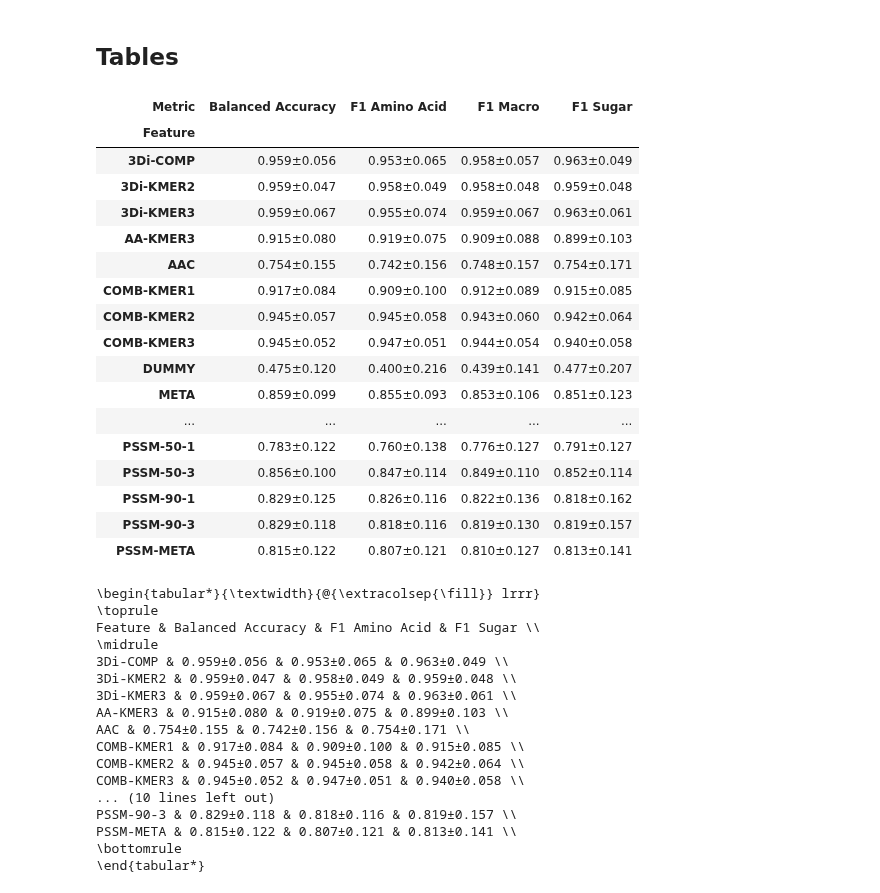
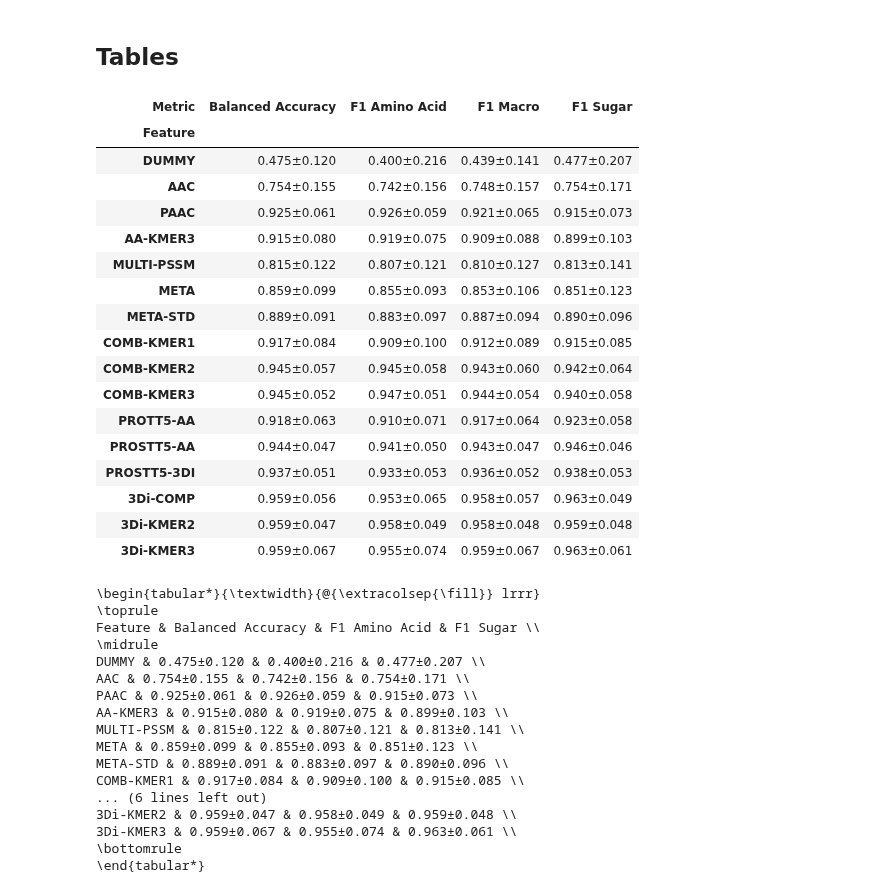
Before and after one commit to adenger/subpred_dl, a Jupyter notebook: notebooks/dnn_athaliana_sugaramino_full.ipynb, the cells around one changed output. Cells and saved outputs as stored; diff of their text form; code cells hidden in the pictures.

Commit message:
table for paper

```diff
--- a/notebooks/dnn_athaliana_sugaramino_full.ipynb
+++ b/notebooks/dnn_athaliana_sugaramino_full.ipynb
@@ -314,59 +321,61 @@ plot_results_long(
 ## Tables
 # %%
 df_table = df_results_all.copy()
-df_table.Feature = df_table.Feature.str.replace("_", "-")
-# df_table = df_table[~df_table.Feature.str.match(r'^PSSM-\d+')]
+df_table.Feature = df_table.Feature.str.replace("_", "-").replace("PSSM-META","MULTI-PSSM")
+df_table = df_table[~df_table.Feature.str.match(r'^PSSM-\d+')]
 feature_order = [
     "DUMMY",
     "AAC",
     "PAAC",
     "AA-KMER3",
-    "PSSM-META",
+    # "PSSM-META",
+    "MULTI-PSSM",
     "META",
     "META-STD",
+    "COMB-KMER1",
+    "COMB-KMER2",
+    "COMB-KMER3",
     "PROTT5-AA",
     "PROSTT5-AA",
     "PROSTT5-3DI",
-    "PSSM-50-1",
-    "PSSM-50-3",
-    "PSSM-90-1",
-    "PSSM-90-3",
+    # "PSSM-50-1",
+    # "PSSM-50-3",
+    # "PSSM-90-1",
+    # "PSSM-90-3",
     "3Di-COMP",
     "3Di-KMER2",
     "3Di-KMER3",
-    "COMB-KMER1",
-    "COMB-KMER2",
-    "COMB-KMER3",
 ]
 
 df_table_mean = df_table.groupby(["Feature", "Metric"]).mean().reset_index().pivot(
     index="Feature", columns="Metric", values="Value"
 )
 df_table_std = df_table.groupby(["Feature", "Metric"]).std().reset_index().pivot(
     index="Feature", columns="Metric", values="Value"
 )
 
 df_table_paper = df_table_mean.map(lambda x: f"{x:.3f}").astype(str) + "±" + df_table_std.map(lambda x: f"{x:.3f}").astype(str)
+df_table_paper = df_table_paper.loc[feature_order]
 df_table_paper
 # %% [output]
 | Metric | Balanced Accuracy | F1 Amino Acid | F1 Macro | F1 Sugar |
 | Feature |  |  |  |  |
+| DUMMY | 0.475±0.120 | 0.400±0.216 | 0.439±0.141 | 0.477±0.207 |
+| AAC | 0.754±0.155 | 0.742±0.156 | 0.748±0.157 | 0.754±0.171 |
+| PAAC | 0.925±0.061 | 0.926±0.059 | 0.921±0.065 | 0.915±0.073 |
+| AA-KMER3 | 0.915±0.080 | 0.919±0.075 | 0.909±0.088 | 0.899±0.103 |
+| MULTI-PSSM | 0.815±0.122 | 0.807±0.121 | 0.810±0.127 | 0.813±0.141 |
+| META | 0.859±0.099 | 0.855±0.093 | 0.853±0.106 | 0.851±0.123 |
+| META-STD | 0.889±0.091 | 0.883±0.097 | 0.887±0.094 | 0.890±0.096 |
+| COMB-KMER1 | 0.917±0.084 | 0.909±0.100 | 0.912±0.089 | 0.915±0.085 |
+| COMB-KMER2 | 0.945±0.057 | 0.945±0.058 | 0.943±0.060 | 0.942±0.064 |
+| COMB-KMER3 | 0.945±0.052 | 0.947±0.051 | 0.944±0.054 | 0.940±0.058 |
+| PROTT5-AA | 0.918±0.063 | 0.910±0.071 | 0.917±0.064 | 0.923±0.058 |
+| PROSTT5-AA | 0.944±0.047 | 0.941±0.050 | 0.943±0.047 | 0.946±0.046 |
+| PROSTT5-3DI | 0.937±0.051 | 0.933±0.053 | 0.936±0.052 | 0.938±0.053 |
 | 3Di-COMP | 0.959±0.056 | 0.953±0.065 | 0.958±0.057 | 0.963±0.049 |
 | 3Di-KMER2 | 0.959±0.047 | 0.958±0.049 | 0.958±0.048 | 0.959±0.048 |
 | 3Di-KMER3 | 0.959±0.067 | 0.955±0.074 | 0.959±0.067 | 0.963±0.061 |
-| AA-KMER3 | 0.915±0.080 | 0.919±0.075 | 0.909±0.088 | 0.899±0.103 |
-| AAC | 0.754±0.155 | 0.742±0.156 | 0.748±0.157 | 0.754±0.171 |
-| COMB-KMER1 | 0.917±0.084 | 0.909±0.100 | 0.912±0.089 | 0.915±0.085 |
-| COMB-KMER2 | 0.945±0.057 | 0.945±0.058 | 0.943±0.060 | 0.942±0.064 |
-| COMB-KMER3 | 0.945±0.052 | 0.947±0.051 | 0.944±0.054 | 0.940±0.058 |
-| DUMMY | 0.475±0.120 | 0.400±0.216 | 0.439±0.141 | 0.477±0.207 |
-| META | 0.859±0.099 | 0.855±0.093 | 0.853±0.106 | 0.851±0.123 |
-| ... | ... | ... | ... | ... |
-| PSSM-50-1 | 0.783±0.122 | 0.760±0.138 | 0.776±0.127 | 0.791±0.127 |
-| PSSM-50-3 | 0.856±0.100 | 0.847±0.114 | 0.849±0.110 | 0.852±0.114 |
-| PSSM-90-1 | 0.829±0.125 | 0.826±0.116 | 0.822±0.136 | 0.818±0.162 |
-| PSSM-90-3 | 0.829±0.118 | 0.818±0.116 | 0.819±0.130 | 0.819±0.157 |
-| PSSM-META | 0.815±0.122 | 0.807±0.121 | 0.810±0.127 | 0.813±0.141 |
 # %%
 df_table_paper.columns.name = None
 print(
@@ -381,16 +390,16 @@ print(
 \toprule
 Feature & Balanced Accuracy & F1 Amino Acid & F1 Sugar \\
 \midrule
-3Di-COMP & 0.959±0.056 & 0.953±0.065 & 0.963±0.049 \\
+DUMMY & 0.475±0.120 & 0.400±0.216 & 0.477±0.207 \\
+AAC & 0.754±0.155 & 0.742±0.156 & 0.754±0.171 \\
+PAAC & 0.925±0.061 & 0.926±0.059 & 0.915±0.073 \\
+AA-KMER3 & 0.915±0.080 & 0.919±0.075 & 0.899±0.103 \\
+MULTI-PSSM & 0.815±0.122 & 0.807±0.121 & 0.813±0.141 \\
+META & 0.859±0.099 & 0.855±0.093 & 0.851±0.123 \\
+META-STD & 0.889±0.091 & 0.883±0.097 & 0.890±0.096 \\
+COMB-KMER1 & 0.917±0.084 & 0.909±0.100 & 0.915±0.085 \\
+... (6 lines left out)
 3Di-KMER2 & 0.959±0.047 & 0.958±0.049 & 0.959±0.048 \\
 3Di-KMER3 & 0.959±0.067 & 0.955±0.074 & 0.963±0.061 \\
-AA-KMER3 & 0.915±0.080 & 0.919±0.075 & 0.899±0.103 \\
-AAC & 0.754±0.155 & 0.742±0.156 & 0.754±0.171 \\
-COMB-KMER1 & 0.917±0.084 & 0.909±0.100 & 0.915±0.085 \\
-COMB-KMER2 & 0.945±0.057 & 0.945±0.058 & 0.942±0.064 \\
-COMB-KMER3 & 0.945±0.052 & 0.947±0.051 & 0.940±0.058 \\
-... (10 lines left out)
-PSSM-90-3 & 0.829±0.118 & 0.818±0.116 & 0.819±0.157 \\
-PSSM-META & 0.815±0.122 & 0.807±0.121 & 0.813±0.141 \\
 \bottomrule
 \end{tabular*}
```
Also changed, not shown: parts of 2 cells of this notebook, 1 other file.
